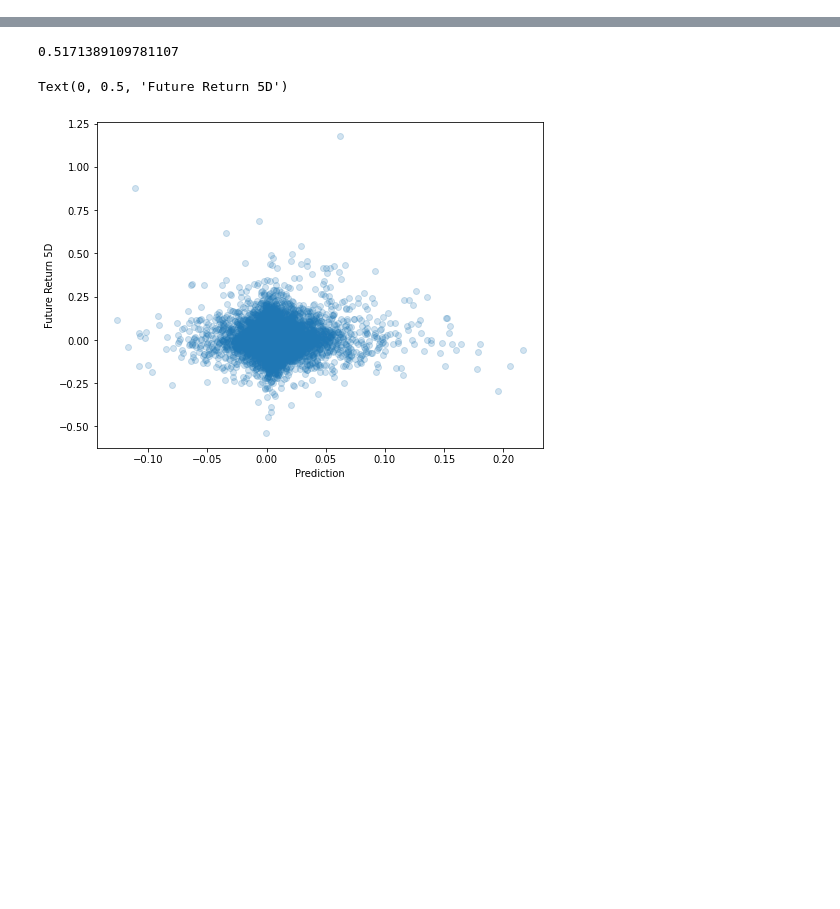
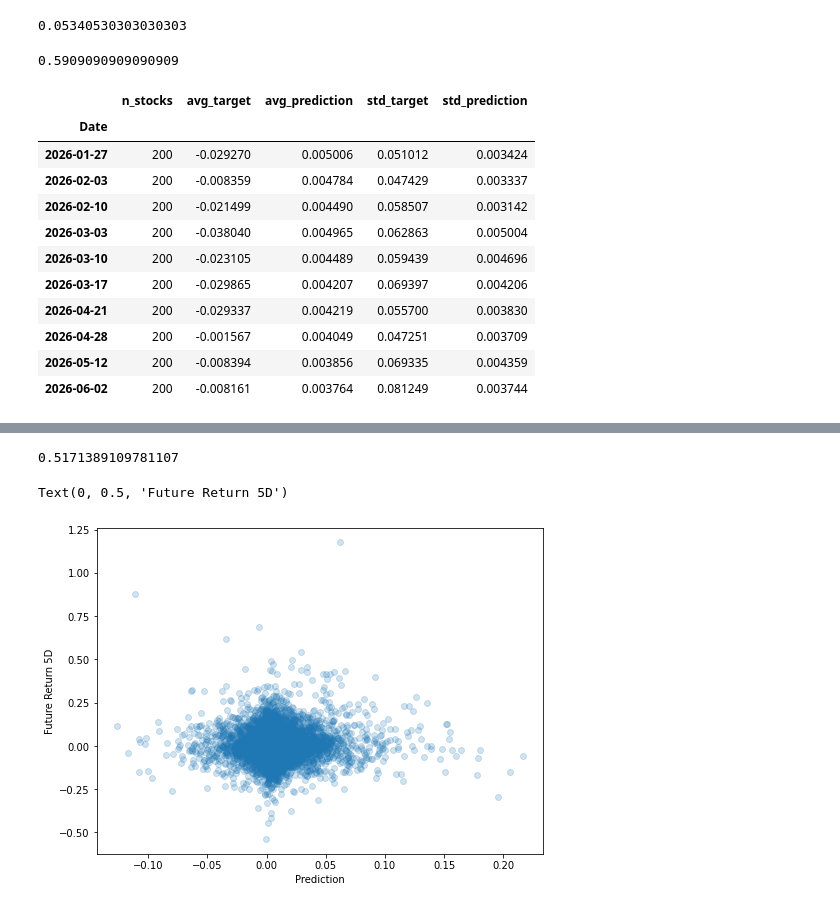
Before and after one commit to hungryfire267/systematic-equities-research, a Jupyter notebook: notebooks/lightgbm_walkforward_research.ipynb, the cells around one changed output, grey strips where cells are left out. Saved outputs shown, nothing was run; the diff lists cells and outputs as text; code cells hidden in the pictures; blank space fills up the shorter version.

```diff
--- a/notebooks/lightgbm_walkforward_research.ipynb
+++ b/notebooks/lightgbm_walkforward_research.ipynb
@@ -57,0 +83,3 @@ output_test
+# %%
+with open(os.path.join(BASE_DIR, "results/lightgbm_model/best_params.json"), "r") as f:
+    best_params = json.load(f)
@@ -57,0 +96,22 @@ output_test
+# %%
+model = LightGBMRegressionModel(params=best_params)
+
+wf = WalkForwardValidator(
+    feature_matrix=feature_matrix_df,
+    model=model,
+    validation_start="2026-01-01",
+    validation_end="2026-12-31",
+    rebalance_date=1,
+    min_train_size=30_000,
+)
+
+test_preds = wf.run_data()
+
+daily_ic = test_preds.groupby("Date").apply(
+    lambda x: x["prediction"].corr(
+        x["future_return_5d"],
+        method="spearman",
+    )
+)
+
+mean_ic = daily_ic.dropna().mean()
@@ -57,0 +132,40 @@ output_test
+# %%
+0.014099/0.264
+# %% [output]
+0.05340530303030303
+# %%
+positive_rate = (daily_ic > 0).mean()
+print(positive_rate)
+# %% [output]
+0.5909090909090909
+# %%
+bad_dates = daily_ic.sort_values().head(10).index
+
+bad_preds = test_preds[test_preds["Date"].isin(bad_dates)].copy()
+
+bad_summary = (
+    bad_preds
+    .groupby("Date")
+    .agg(
+        n_stocks=("Ticker", "count"),
+        avg_target=("future_return_5d", "mean"),
+        avg_prediction=("prediction", "mean"),
+        std_target=("future_return_5d", "std"),
+        std_prediction=("prediction", "std"),
+    )
+)
+
+bad_summary
+# %% [output]
+|  | n_stocks | avg_target | avg_prediction | std_target | std_prediction |
+| Date |  |  |  |  |  |
+| 2026-01-27 | 200 | -0.029270 | 0.005006 | 0.051012 | 0.003424 |
+| 2026-02-03 | 200 | -0.008359 | 0.004784 | 0.047429 | 0.003337 |
+| 2026-02-10 | 200 | -0.021499 | 0.004490 | 0.058507 | 0.003142 |
+| 2026-03-03 | 200 | -0.038040 | 0.004965 | 0.062863 | 0.005004 |
+| 2026-03-10 | 200 | -0.023105 | 0.004489 | 0.059439 | 0.004696 |
+| 2026-03-17 | 200 | -0.029865 | 0.004207 | 0.069397 | 0.004206 |
+| 2026-04-21 | 200 | -0.029337 | 0.004219 | 0.055700 | 0.003830 |
+| 2026-04-28 | 200 | -0.001567 | 0.004049 | 0.047251 | 0.003709 |
+| 2026-05-12 | 200 | -0.008394 | 0.003856 | 0.069335 | 0.004359 |
+| 2026-06-02 | 200 | -0.008161 | 0.003764 | 0.081249 | 0.003744 |
```
Also changed, not shown: parts of 15 cells of this notebook, 8 other files.
